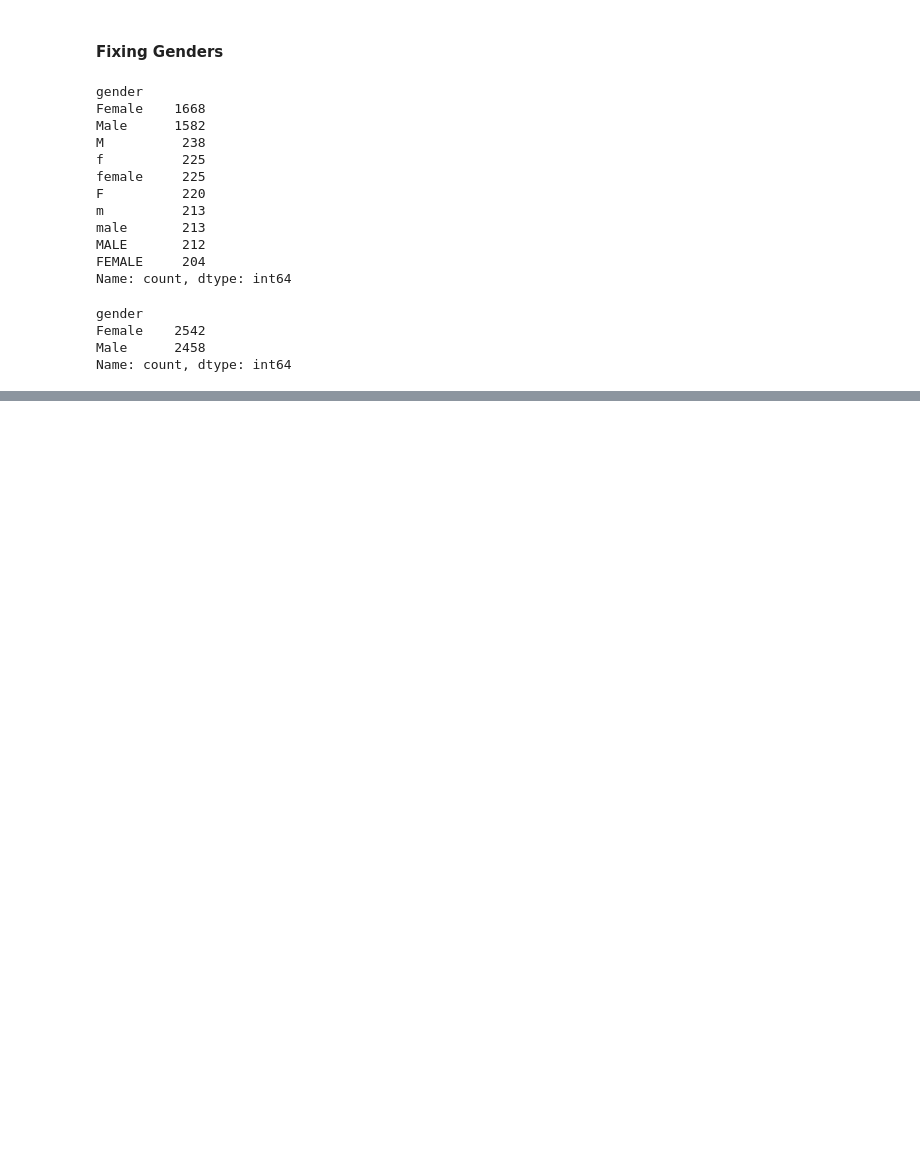
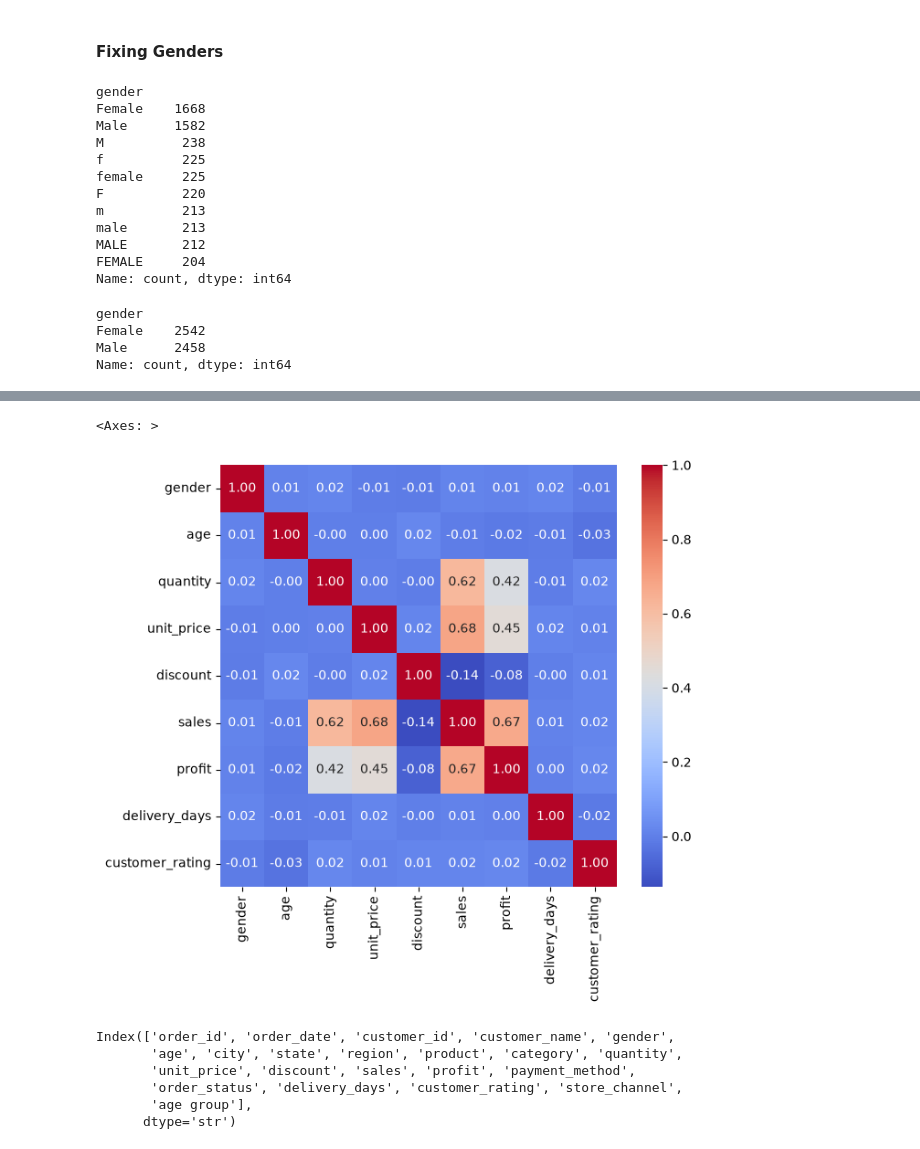
Before and after one commit to abdullahshamshad03/Sales_Analysis_Python, a Jupyter notebook: data_cleaning.ipynb, the cells around one changed output, grey strips where cells are left out. Drawn from its saved outputs; the diff is of its cells as text; code cells hidden in the pictures; blank space fills up the shorter version.

```diff
--- a/data_cleaning.ipynb
+++ b/data_cleaning.ipynb
@@ -481,0 +1202,22 @@ df['discount'] = df['discount'].fillna(
+# %%
+df_copy['gender'] = df_copy['gender'].map({
+    'Male' : 0,
+    'Female' : 1
+})
+# %%
+numerical_cols =['gender', 'age', 'quantity', 'unit_price', 'discount', 'sales', 'profit', 'delivery_days', 'customer_rating']
+# %%
+plt.figure(figsize=(7, 6))
+sns.heatmap(df_copy[numerical_cols].corr(), annot = True, cmap='coolwarm', fmt='.2f')
+# %% [output]
+<Axes: >
+[figure, added]
+# %%
+df_copy.columns
+# %% [output]
+Index(['order_id', 'order_date', 'customer_id', 'customer_name', 'gender',
+       'age', 'city', 'state', 'region', 'product', 'category', 'quantity',
+       'unit_price', 'discount', 'sales', 'profit', 'payment_method',
+       'order_status', 'delivery_days', 'customer_rating', 'store_channel',
+       'age group'],
+      dtype='str')
```
Also changed, not shown: parts of 105 cells of this notebook.
